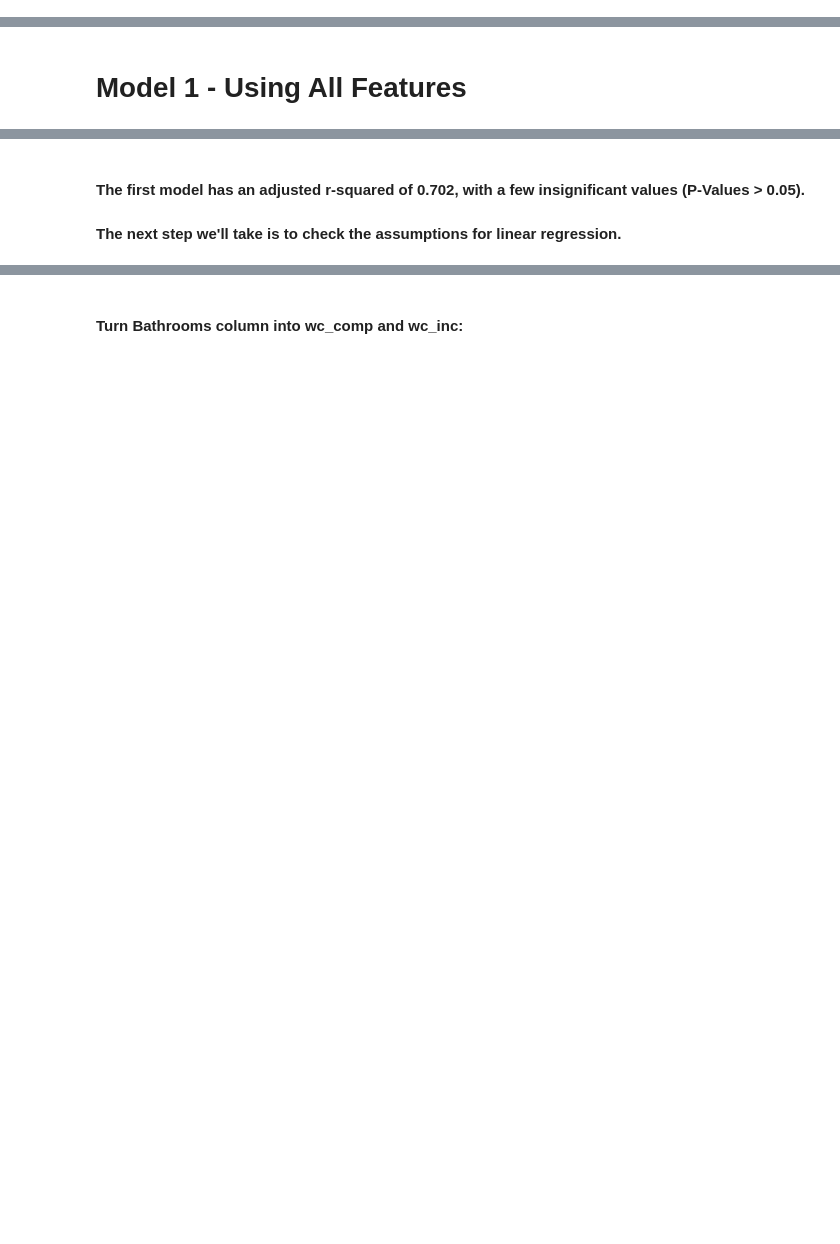
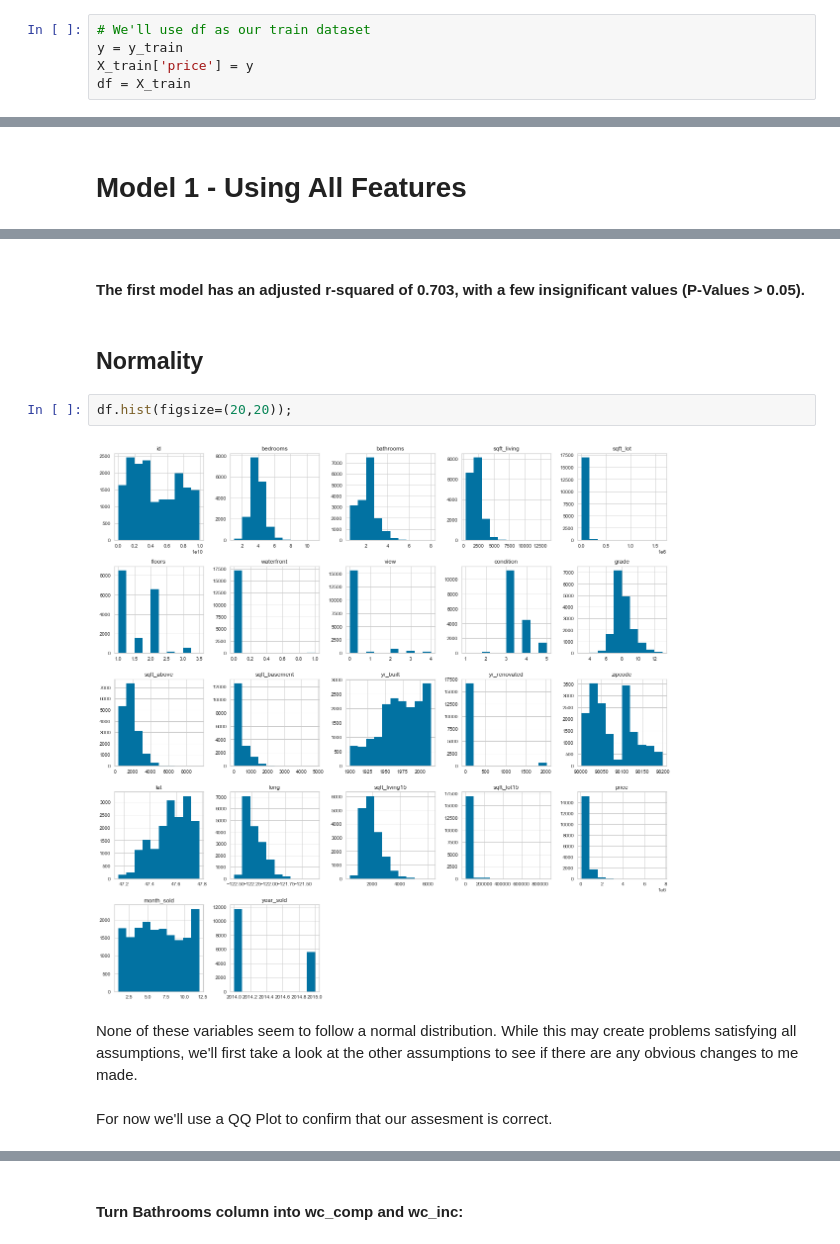
Before and after one commit to DataDoggo215/dsc-phase2-project, a Jupyter notebook: Master.ipynb, the cells around one changed output, grey strips where cells are left out. Cells and saved outputs as stored; diff of their text form; blank space fills up the shorter version.

Commit message:
Made several models and started analysing

```diff
--- a/Master.ipynb
+++ b/Master.ipynb
@@ -57,3 +55,8 @@ y = y_train
+# %%
+# We'll use df as our train dataset
+y = y_train
+X_train['price'] = y
+df = X_train
 # %% [markdown]
 ### Find out where my missing values and fill them to make a first model with all the information we can:
 # %%
@@ -198,6 +213,15 @@ strong multicollinearity or other numerical problems.
 # %% [markdown]
-#### The first model has an adjusted r-squared of 0.702, with a few insignificant values (P-Values > 0.05).
-#### The next step we'll take is to check the assumptions for linear regression.
+#### The first model has an adjusted r-squared of 0.703, with a few insignificant values (P-Values > 0.05).
+# %% [markdown]
+## Normality
+# %%
+df.hist(figsize=(20,20));
+# %% [output]
+[figure, added]
+# %% [markdown]
+None of these variables seem to follow a normal distribution. While this may create problems satisfying all assumptions, we'll first take a look at the other assumptions to see if there are any obvious changes to me made.
+# %% [markdown]
+For now we'll use a QQ Plot to confirm that our assesment is correct.
 # %%
 plt.figure(figsize=(12, 8))
 fig = sm.graphics.qqplot(model.resid, dist=stats.norm, line='45', fit=True)
```
Also changed, not shown: parts of 87 cells of this notebook.
